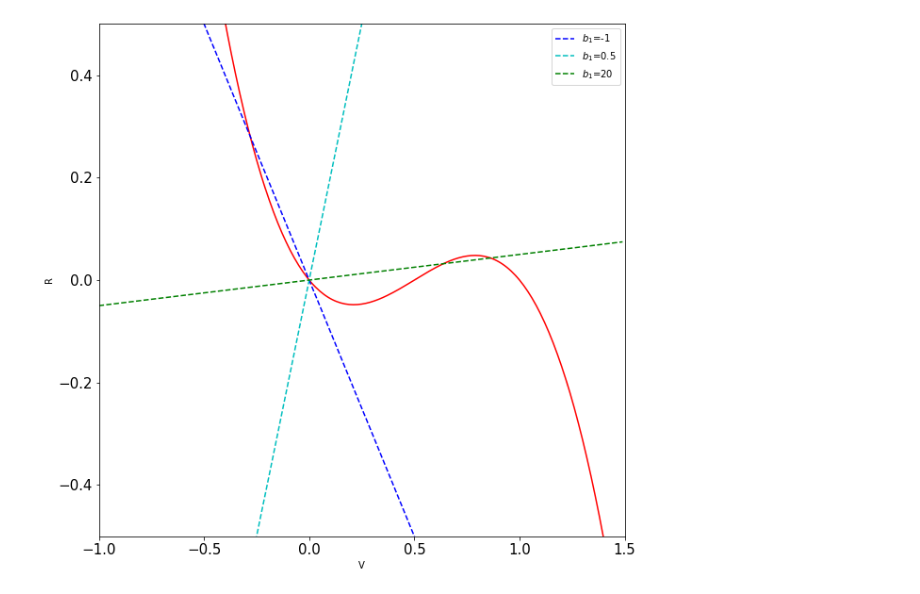
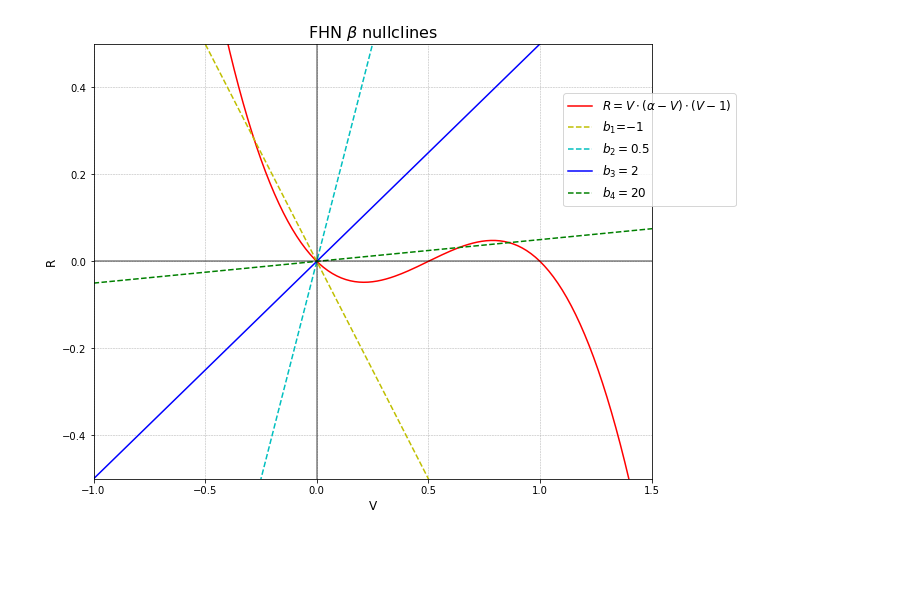
Before and after one commit to Cerlog/Fitz-Hugh-Nagumo-Mathematics-Project, a Jupyter notebook: FHN Nullclines/Nullclines beta prameter.ipynb, the cells around one changed output. Drawn from its saved outputs; the diff is of its cells as text; code cells hidden in the pictures; blank space fills up the shorter version.

```diff
--- a/FHN Nullclines/Nullclines beta prameter.ipynb
+++ b/FHN Nullclines/Nullclines beta prameter.ipynb
@@ -2,56 +2,58 @@
 import matplotlib.pyplot as plt
 import numpy as np
 from scipy.integrate import odeint
 %matplotlib inline
 
-"""Scaling constants k1"""
-k1 = 125
 """Alpha values"""
 a1 = -0.1
-a2 = 0
-a3 = 0.5
 
 """Epsilon values"""
 e1 = 0.01
 """Beta values"""
 b1 = -1
 b2 = 0.5
-b3 = 20
+b3 = 2
+b4 = 20
 
 # setting the range
-xmin = -1
-xmax = 1.5
-ymin = -0.5
-ymax = 0.5
+xmin = -10
+xmax = 10
+ymin = -10
+ymax = 10
 
 
 def fhn(x,t):
     V1 = x[0]
     R1 = x[1]
 
-    return [k1*(V1 * (a1 - V1) * (V1 - 1) - R1),
-            k1*(e1 * (V1 - b1 * R1))]
+    return [(V1 * (a1 - V1) * (V1 - 1) - R1),
+            (e1 * (V1 - b1 * R1))]
 
-plt.figure(figsize=(10, 10))
-#Trajectories in forward time.
-xs=odeint(fhn, [0.5, 0.09], np.linspace(0, 100, 1000)) # integrating
+plt.figure(figsize=(10, 8))
+xs=odeint(fhn, [0.1,0], np.linspace(0, 100, 1000)) # integrating
 
-plt.xlabel('V')
-plt.ylabel('R')
-plt.tick_params(labelsize=15)
+plt.title(r'FHN $\beta$ nullclines', fontsize=16)
+plt.xlabel('V', fontsize=12)
+plt.ylabel('R', fontsize=12)
 plt.xlim(xmin, xmax)
 plt.ylim(ymin, ymax);
 # Plot the nullclines.
 x=np.arange(xmin, xmax, 0.01)
-plt.plot(x, (x*(a3-x)*(x-1)), 'r-')#, label=r'$R=\dfrac{1}{\beta}V$')
-plt.plot(x, (x/b1) , 'b--',label='$b_1$=-1')
-plt.plot(x, (x/b2) , 'c--',label='$b_1$=0.5')
-plt.plot(x, (x/b3) , 'g--',label='$b_1$=20')
-#plt.ylim(-0.1,0.2)
-plt.legend()
-#plt.axvline(x=0,c='black')
-#plt.axhline(y=0,c='black')
+plt.plot(x, (x*(a3-x)*(x-1)), 'r-',label=r'$R=V\cdot(\alpha-V)\cdot(V-1)$')
+plt.plot(x, (x/b1) , 'y--',label='$b_1$=$-1$')
+plt.plot(x, (x/b2) , 'c--',label='$b_2=0.5$')
+plt.plot(x, (x/b3) , 'b-',label='$b_3=2$')
+plt.plot(x, (x/b4) , 'g--',label='$b_4=20$')
+plt.grid(linestyle='--', linewidth=0.5)
+plt.grid(linestyle='--', linewidth=0.5)
+plt.legend(bbox_to_anchor=(0.85,0.5), loc="upper right", fontsize =12, borderaxespad=-14)
+plt.ylim(-0.5,0.5)
+plt.xlim(-1,1.5)
+plt.axvline(x=0,c='black',alpha=0.5) # vertical line (y axis)
+plt.axhline(y=0,c='black',alpha=0.5) # horizontal line (x axis)
+plt.savefig('beta_nullcline', dpi=300, bbox_inches="tight")
+plt.show()
 
 plt.show()
 # %% [output]
-[figure, old version]
+[figure, new version]
```
Also changed, not shown: 27 other files.
